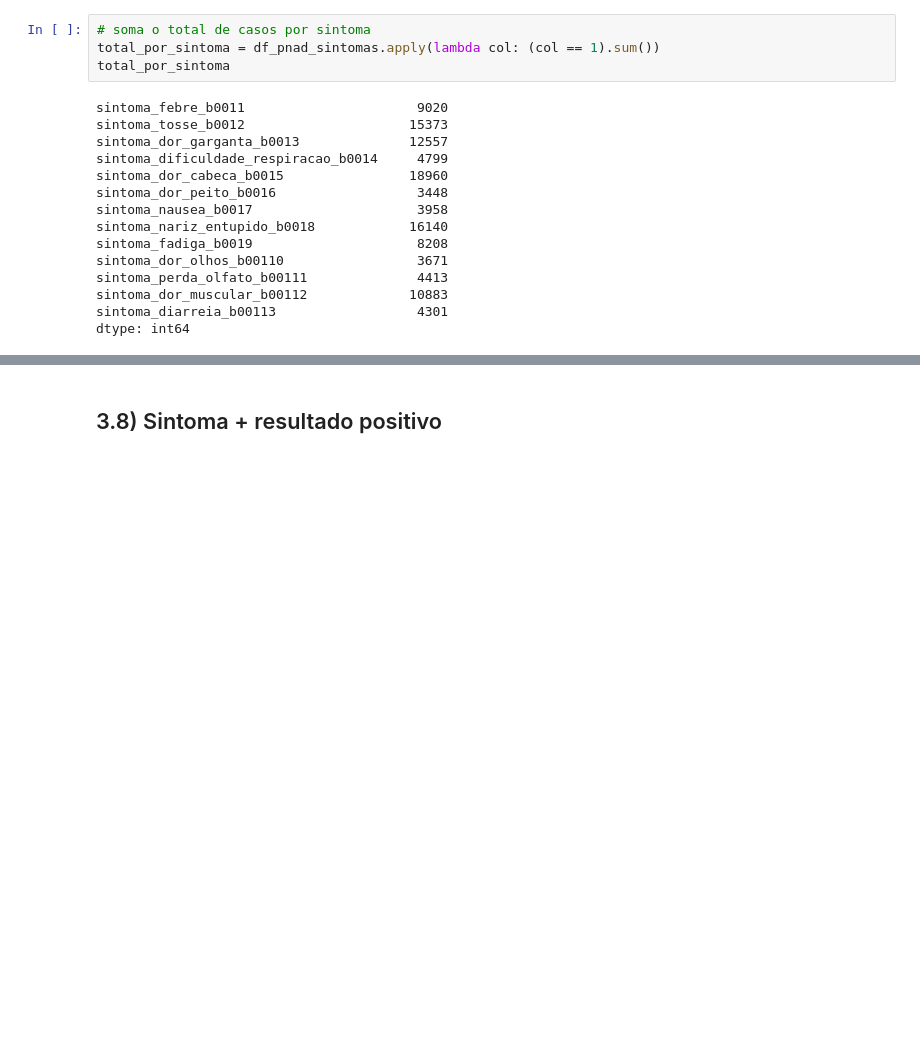
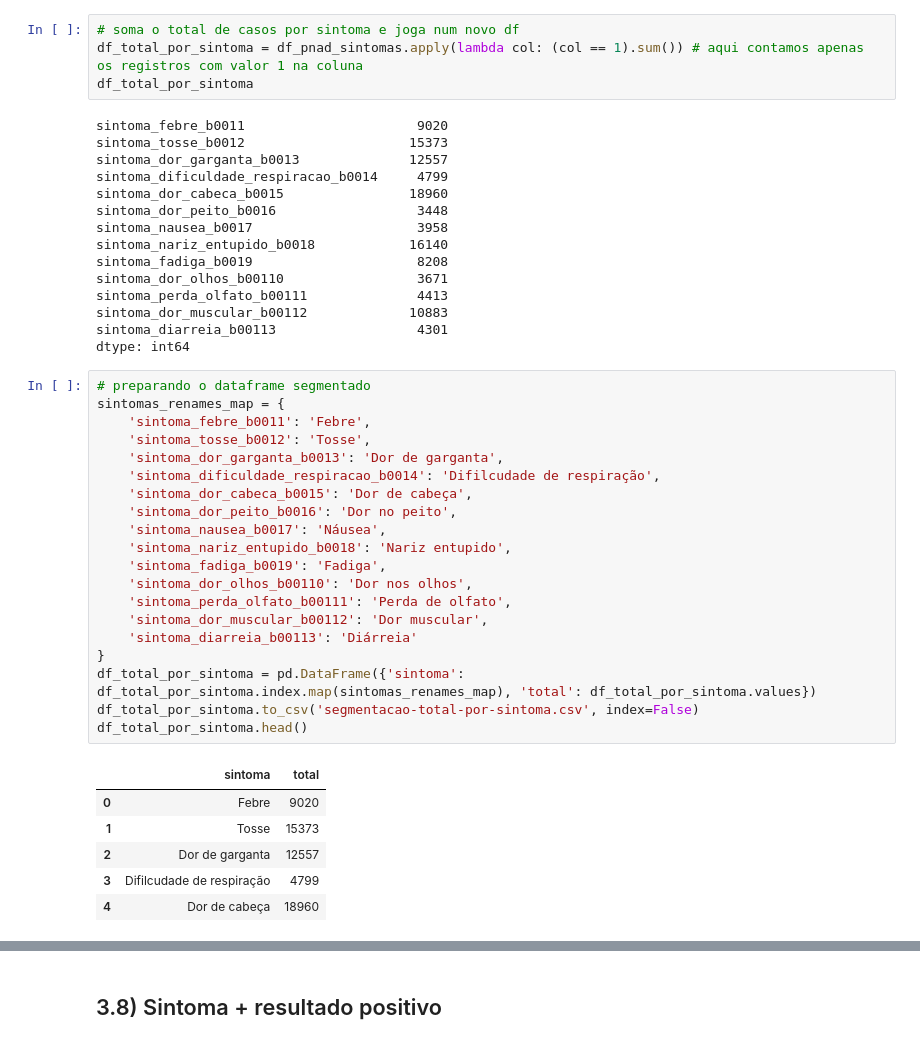
Before and after one commit to dhachcar/postech-tech-challenge-3, a Jupyter notebook: Tech_Challenge_3_Análises_para_o_Streamlit.ipynb, the cells around one changed output, grey strips where cells are left out. Drawn from its saved outputs; the diff is of its cells as text; blank space fills up the shorter version.

```diff
--- a/Tech_Challenge_3_Análises_para_o_Streamlit.ipynb
+++ b/Tech_Challenge_3_Análises_para_o_Streamlit.ipynb
@@ -485,9 +488,9 @@ df_pnad_sintomas.head()
 | 3 | 2 | 2 | 2 | 2 | ... |
 | 4 | 2 | 2 | 2 | 2 | ... |
 # %%
-# soma o total de casos por sintoma
-total_por_sintoma = df_pnad_sintomas.apply(lambda col: (col == 1).sum())
-total_por_sintoma
+# soma o total de casos por sintoma e joga num novo df
+df_total_por_sintoma = df_pnad_sintomas.apply(lambda col: (col == 1).sum()) # aqui contamos apenas os registros com valor 1 na coluna
+df_total_por_sintoma
 # %% [output]
 sintoma_febre_b0011                      9020
 sintoma_tosse_b0012                     15373
@@ -503,4 +506,31 @@ sintoma_perda_olfato_b00111              4413
 sintoma_dor_muscular_b00112             10883
 sintoma_diarreia_b00113                  4301
 dtype: int64
+# %%
+# preparando o dataframe segmentado
+sintomas_renames_map = {
+    'sintoma_febre_b0011': 'Febre',
+    'sintoma_tosse_b0012': 'Tosse',
+    'sintoma_dor_garganta_b0013': 'Dor de garganta',
+    'sintoma_dificuldade_respiracao_b0014': 'Difilcudade de respiração',
+    'sintoma_dor_cabeca_b0015': 'Dor de cabeça',
+    'sintoma_dor_peito_b0016': 'Dor no peito',
+    'sintoma_nausea_b0017': 'Náusea',
+    'sintoma_nariz_entupido_b0018': 'Nariz entupido',
+    'sintoma_fadiga_b0019': 'Fadiga',
+    'sintoma_dor_olhos_b00110': 'Dor nos olhos',
+    'sintoma_perda_olfato_b00111': 'Perda de olfato',
+    'sintoma_dor_muscular_b00112': 'Dor muscular',
+    'sintoma_diarreia_b00113': 'Diárreia'
+}
+df_total_por_sintoma = pd.DataFrame({'sintoma': df_total_por_sintoma.index.map(sintomas_renames_map), 'total': df_total_por_sintoma.values})
+df_total_por_sintoma.to_csv('segmentacao-total-por-sintoma.csv', index=False)
+df_total_por_sintoma.head()
+# %% [output]
+|  | sintoma | total |
+| 0 | Febre | 9020 |
+| 1 | Tosse | 15373 |
+| 2 | Dor de garganta | 12557 |
+| 3 | Difilcudade de respiração | 4799 |
+| 4 | Dor de cabeça | 18960 |
 # %%
```
Also changed, not shown: parts of 31 cells of this notebook.
